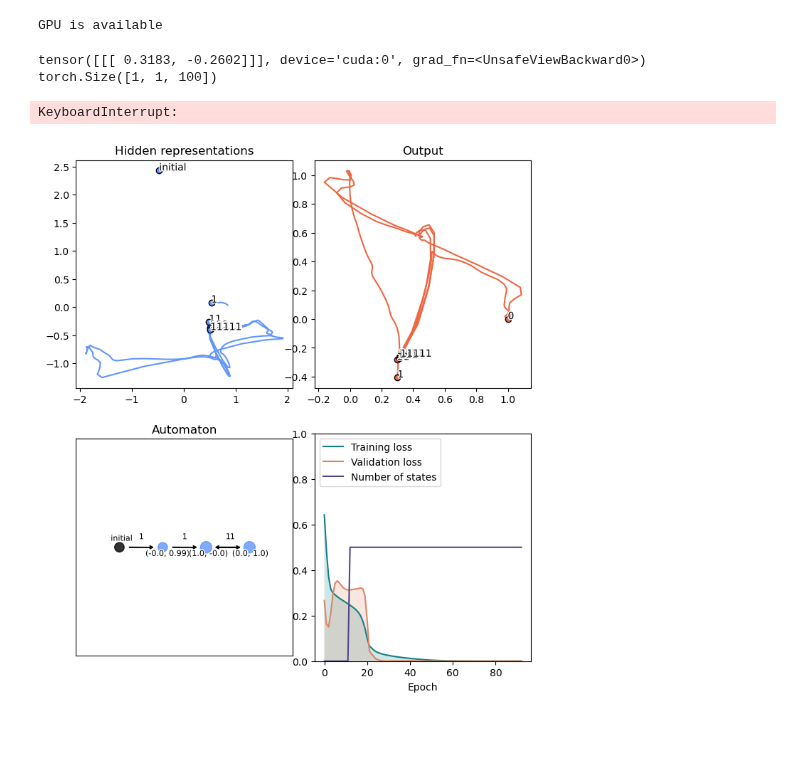
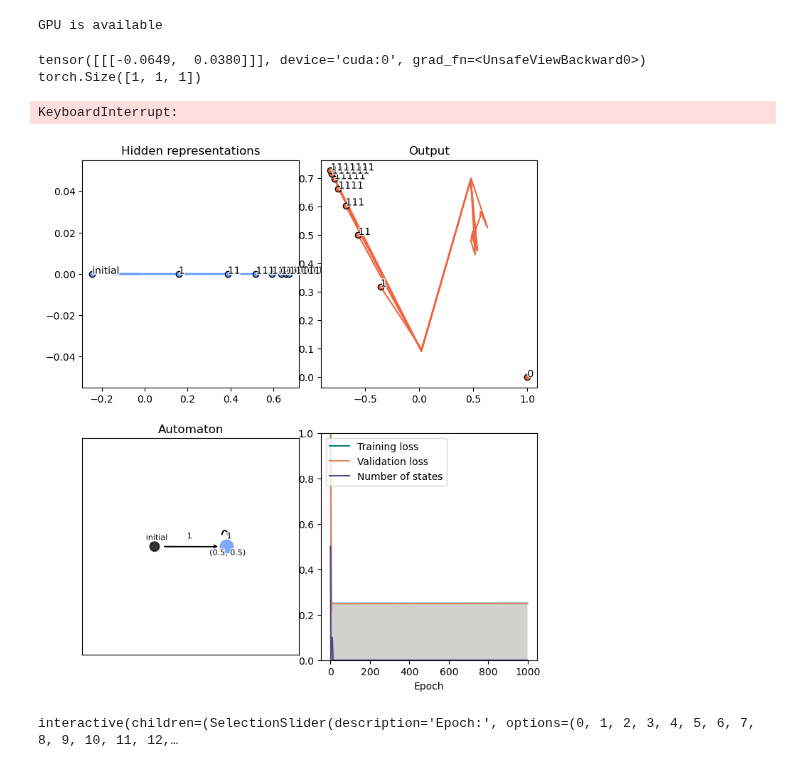
Before and after one commit to loekvanrossem/rnn_structure, a Jupyter notebook: parity/simple.ipynb, the cells around one changed output. Cells and saved outputs as stored; diff of their text form; code cells hidden in the pictures; blank space fills up the shorter version.

Commit message:
Tuned settings

```diff
--- a/parity/simple.ipynb
+++ b/parity/simple.ipynb
@@ -40,7 +40,9 @@ save = False
 settings = "rich"
 
 (nonlinearity, gain, lr, P, L, n_epochs, max_seq_len) = (
-    pd.read_csv("model settings/rnn.txt", sep=" ", header=0).loc[settings].to_numpy()
+    pd.read_csv("model settings/rnn simple.txt", sep=" ", header=0)
+    .loc[settings]
+    .to_numpy()
 )
 P, L, n_epochs, max_seq_len = int(P), int(L), int(n_epochs), int(max_seq_len)
 # %%
@@ -55,9 +57,8 @@ problem = lambda seq: np.sum(seq) % 2  # XOR problem
 # Define sequence lengths for training and validation datasets
 train_seq_lengths = list(range(1, max_seq_len + 1))
 # train_seq_lengths = [5]
-# analysis_seq_lengths = [1, 2, 3, 4, 5, 6, 7, 8]
-analysis_seq_lengths = [1, 2, 3, 4, 5]
-val_seq_length = 10
+analysis_seq_lengths = [1, 2, 3, 4, 5, 6, 7]
+val_seq_length = 100
 val_datapoints = 10
 
 # Generate datasets
@@ -103,7 +104,6 @@ class RNN(nn.Module):
         # Passing in the input and hidden state into the self and obtaining outputs
         for n in range(x.shape[1]):
             hidden = self.i2h(x[:, n, :]) + self.h2h(hidden)
-            hidden = torch.nn.functional.relu(hidden)
             output = self.h2o(hidden)
 
         return output, hidden
@@ -128,7 +128,7 @@ class RNN(nn.Module):
         return av_loss
 
 
-model = RNN(2, P, 2, device)
+model = RNN(2, 1, 2, device)
 model.encoding = encoding
 # %%
 ## Setup compiler
@@ -155,8 +155,8 @@ for x, y in dl:
     print(model(x)[1].shape)
     break
 # %% [output]
-tensor([[[ 0.3183, -0.2602]]], device='cuda:0', grad_fn=<UnsafeViewBackward0>)
-torch.Size([1, 1, 100])
+tensor([[[-0.0649,  0.0380]]], device='cuda:0', grad_fn=<UnsafeViewBackward0>)
+torch.Size([1, 1, 1])
 # %%
 ## Training runs
 compiler.training_run(
@@ -183,7 +183,7 @@ std = float(np.linalg.norm(data_hid.std()))
 n_points = len(data_hid.query("Epoch == 0"))
 
 automaton_history = to_automaton_history(
-    data_hid, data_output, merge_distance=0.5 * std
+    data_hid, data_output, merge_distance=0.3 * std
 )
 loss = compiler.trackers["loss"].get_trace()
 val_loss = loss.query("Dataset==0")[0].to_numpy()
@@ -196,35 +196,36 @@ animation = SliderAnimation(
     {
         "Hidden representations": ActivationsAnimation(
             data_hid, transform="PCA", colors=[5] * n_points
         ),
         "Output": ActivationsAnimation(
             data_output,
             transform="none",
             fixed_points=encoding.encoding,
             colors=[6] * n_points,
         ),
         "Automaton": AutomatonAnimation(automaton_history, reduce_automata=False),
         "Loss": EpochAnimation(
             graphs={
                 "Training loss": train_loss,
                 "Validation loss": val_loss,
             },
             unitless_graphs={
                 "Number of states": n_states,
             },
             y_bounds=(0, 1),
         ),
     },
     parameters=epochs,
     parameter_name="Epoch",
     fig_size=4,
 )
 
 # Optionally export the animation
 if save:
-    animation.to_gif(f"plots/automaton_dynamics_{settings}")
+    animation.to_gif(f"plots/automaton_dynamics_simple_{settings}")
 # %% [output]
-[figure, old version]
+[figure, new version]
+interactive(children=(SelectionSlider(description='Epoch:', options=(0, 1, 2, 3, 4, 5, 6, 7, 8, 9, 10, 11, 12,…
 # %%
 ## Check for large sequence length generalization
 
```
Also changed, not shown: parts of 2 cells of this notebook, 4 other files.
